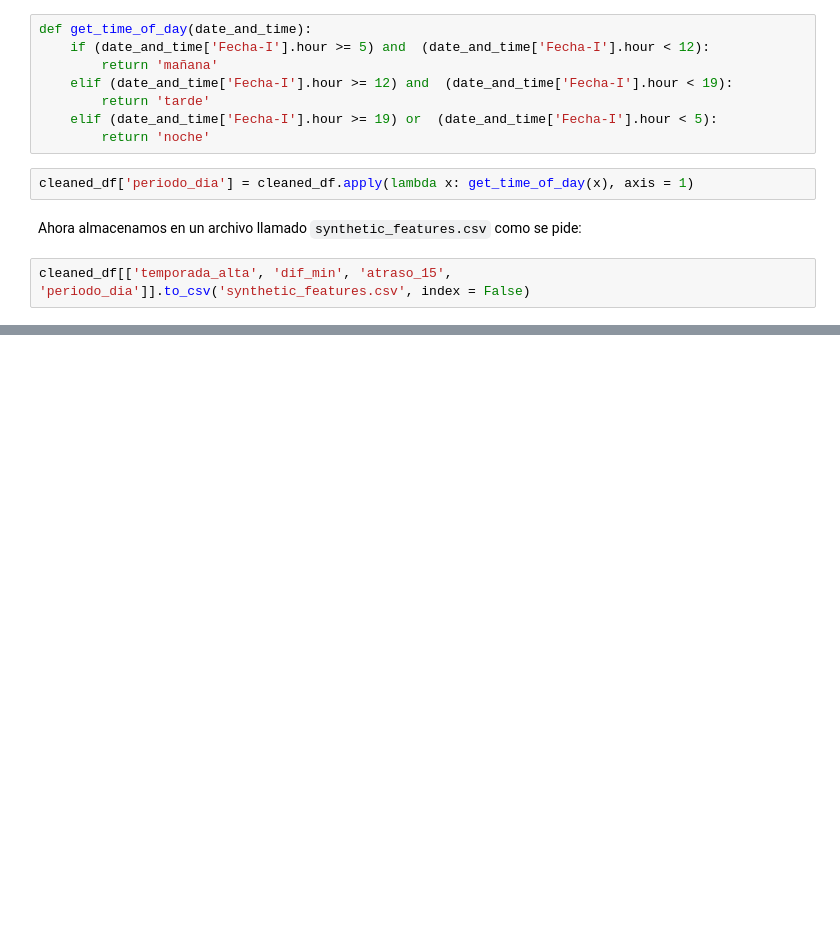
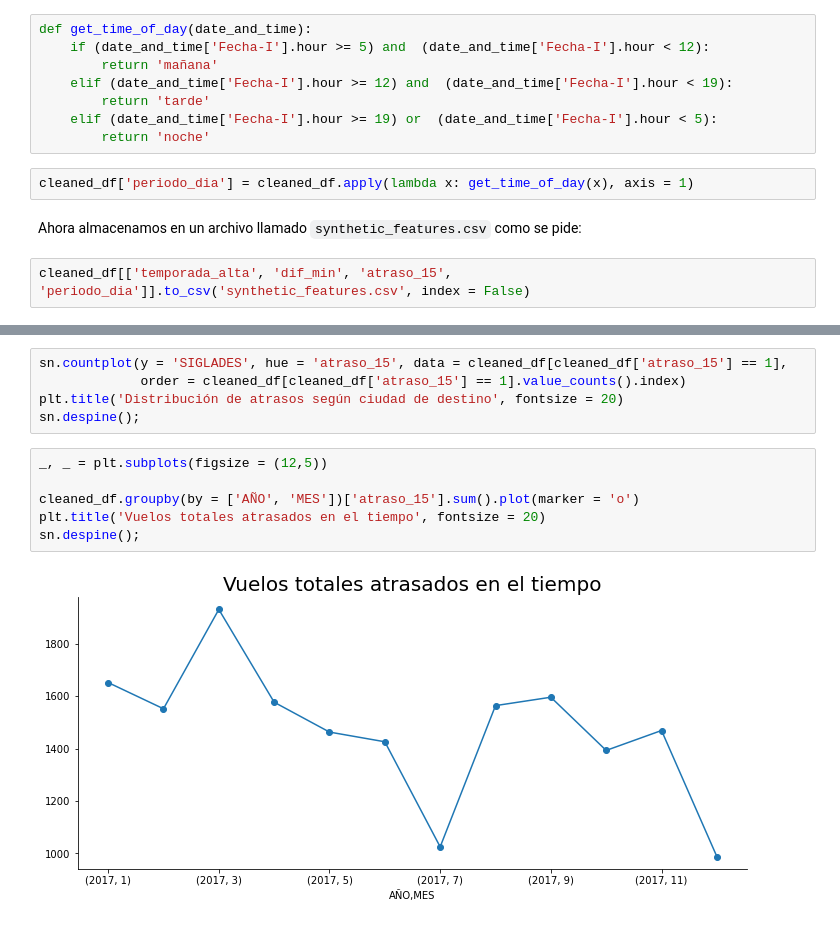
Before and after one commit to TattooeDeer/ChallengeLATAMAirlines, a Jupyter notebook: Solution.ipynb, the cells around one changed output, grey strips where cells are left out. Cells and saved outputs as stored; diff of their text form; blank space fills up the shorter version.

Commit message:
Analisis atrasos
Avance en el analisis de atrasos, falta desarrollar y comentar lo observado en las graficas

```diff
--- a/Solution.ipynb
+++ b/Solution.ipynb
@@ -367,0 +407,13 @@ cleaned_df[['temporada_alta', 'dif_min', 'atraso_15', 'periodo_dia']].to_csv('sy
+# %%
+sn.countplot(y = 'SIGLADES', hue = 'atraso_15', data = cleaned_df[cleaned_df['atraso_15'] == 1],
+             order = cleaned_df[cleaned_df['atraso_15'] == 1].value_counts().index)
+plt.title('Distribución de atrasos según ciudad de destino', fontsize = 20)
+sn.despine();
+# %%
+_, _ = plt.subplots(figsize = (12,5))
+
+cleaned_df.groupby(by = ['AÑO', 'MES'])['atraso_15'].sum().plot(marker = 'o')
+plt.title('Vuelos totales atrasados en el tiempo', fontsize = 20)
+sn.despine();
+# %% [output]
+[figure, added]
```
Also changed, not shown: parts of 17 cells of this notebook.
